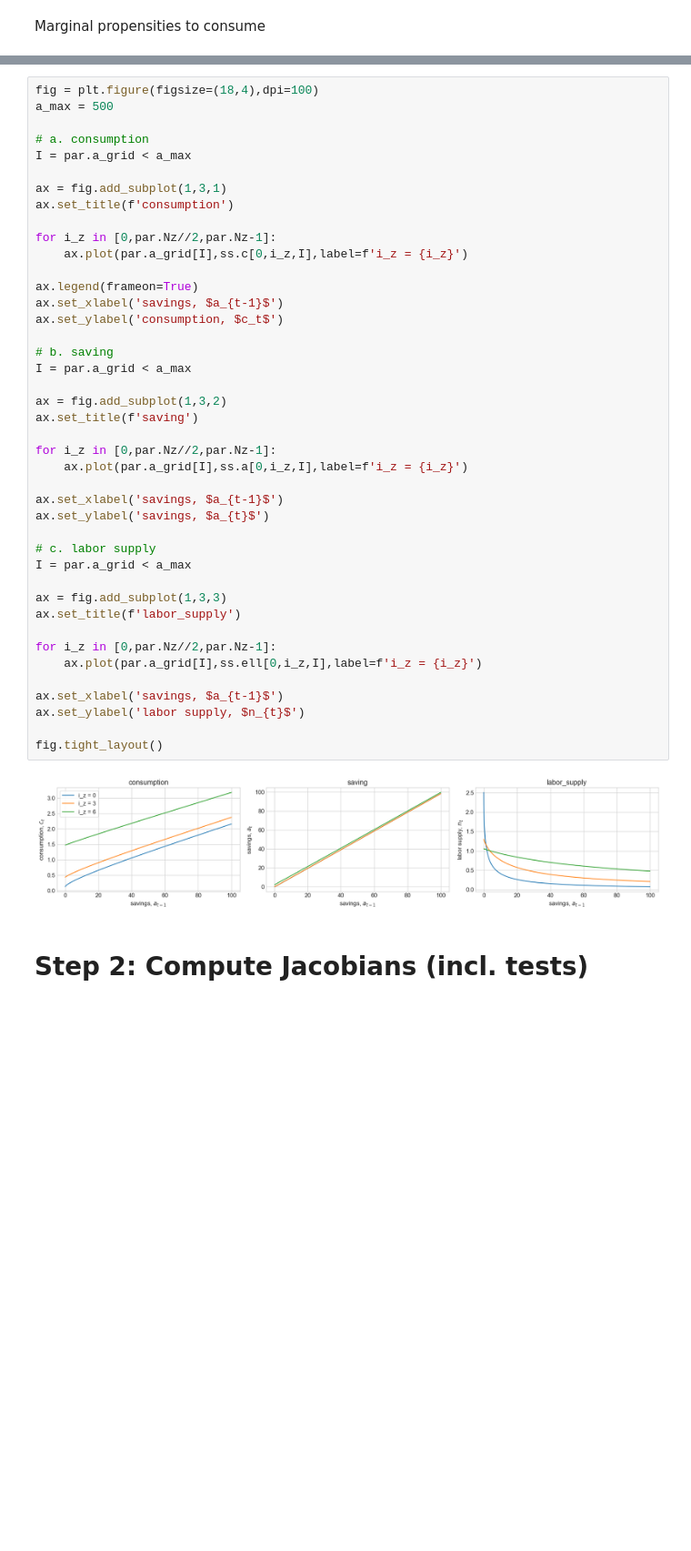
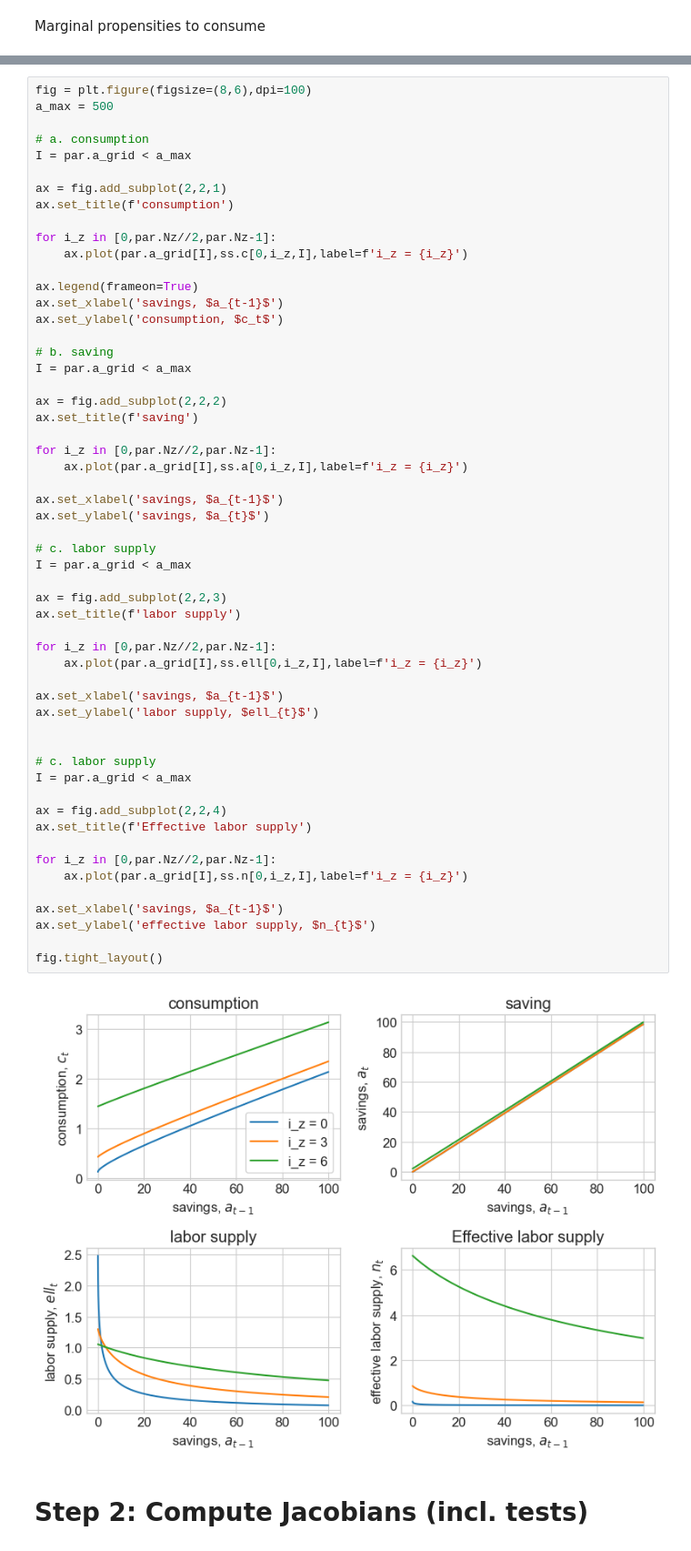
Before and after one commit to signehm0812/hank-speciale, a Jupyter notebook: two_sectors_subsistence/two_sector/HANK.ipynb, the cells around one changed output, grey strips where cells are left out. Shown at 91% size. Cells and saved outputs as stored; diff of their text form; blank space fills up the shorter version.

```diff
--- a/two_sectors_subsistence/two_sector/HANK.ipynb
+++ b/two_sectors_subsistence/two_sector/HANK.ipynb
@@ -140,47 +177,60 @@ mean MPC: 0.074 [annual: 0.264]
 # %%
-fig = plt.figure(figsize=(18,4),dpi=100)
+fig = plt.figure(figsize=(8,6),dpi=100)
 a_max = 500
 
 # a. consumption
 I = par.a_grid < a_max
 
-ax = fig.add_subplot(1,3,1)
+ax = fig.add_subplot(2,2,1)
 ax.set_title(f'consumption')
 
 for i_z in [0,par.Nz//2,par.Nz-1]:
     ax.plot(par.a_grid[I],ss.c[0,i_z,I],label=f'i_z = {i_z}')
 
 ax.legend(frameon=True)
 ax.set_xlabel('savings, $a_{t-1}$')
 ax.set_ylabel('consumption, $c_t$')
 
 # b. saving
 I = par.a_grid < a_max
 
-ax = fig.add_subplot(1,3,2)
+ax = fig.add_subplot(2,2,2)
 ax.set_title(f'saving')
 
 for i_z in [0,par.Nz//2,par.Nz-1]:
     ax.plot(par.a_grid[I],ss.a[0,i_z,I],label=f'i_z = {i_z}')
 
 ax.set_xlabel('savings, $a_{t-1}$')
 ax.set_ylabel('savings, $a_{t}$')
 
 # c. labor supply
 I = par.a_grid < a_max
 
-ax = fig.add_subplot(1,3,3)
-ax.set_title(f'labor_supply')
+ax = fig.add_subplot(2,2,3)
+ax.set_title(f'labor supply')
 
 for i_z in [0,par.Nz//2,par.Nz-1]:
     ax.plot(par.a_grid[I],ss.ell[0,i_z,I],label=f'i_z = {i_z}')
 
 ax.set_xlabel('savings, $a_{t-1}$')
-ax.set_ylabel('labor supply, $n_{t}$')
+ax.set_ylabel('labor supply, $ell_{t}$')
+
+
+# c. labor supply
+I = par.a_grid < a_max
+
+ax = fig.add_subplot(2,2,4)
+ax.set_title(f'Effective labor supply')
+
+for i_z in [0,par.Nz//2,par.Nz-1]:
+    ax.plot(par.a_grid[I],ss.n[0,i_z,I],label=f'i_z = {i_z}')
+
+ax.set_xlabel('savings, $a_{t-1}$')
+ax.set_ylabel('effective labor supply, $n_{t}$')
 
 fig.tight_layout()
 # %% [output]
-[figure, old version]
+[figure, new version]
 # %% [markdown]
 # Step 2: Compute Jacobians (incl. tests)
 # %% [markdown]
```
Also changed, not shown: parts of 20 cells of this notebook, 6 other files.
